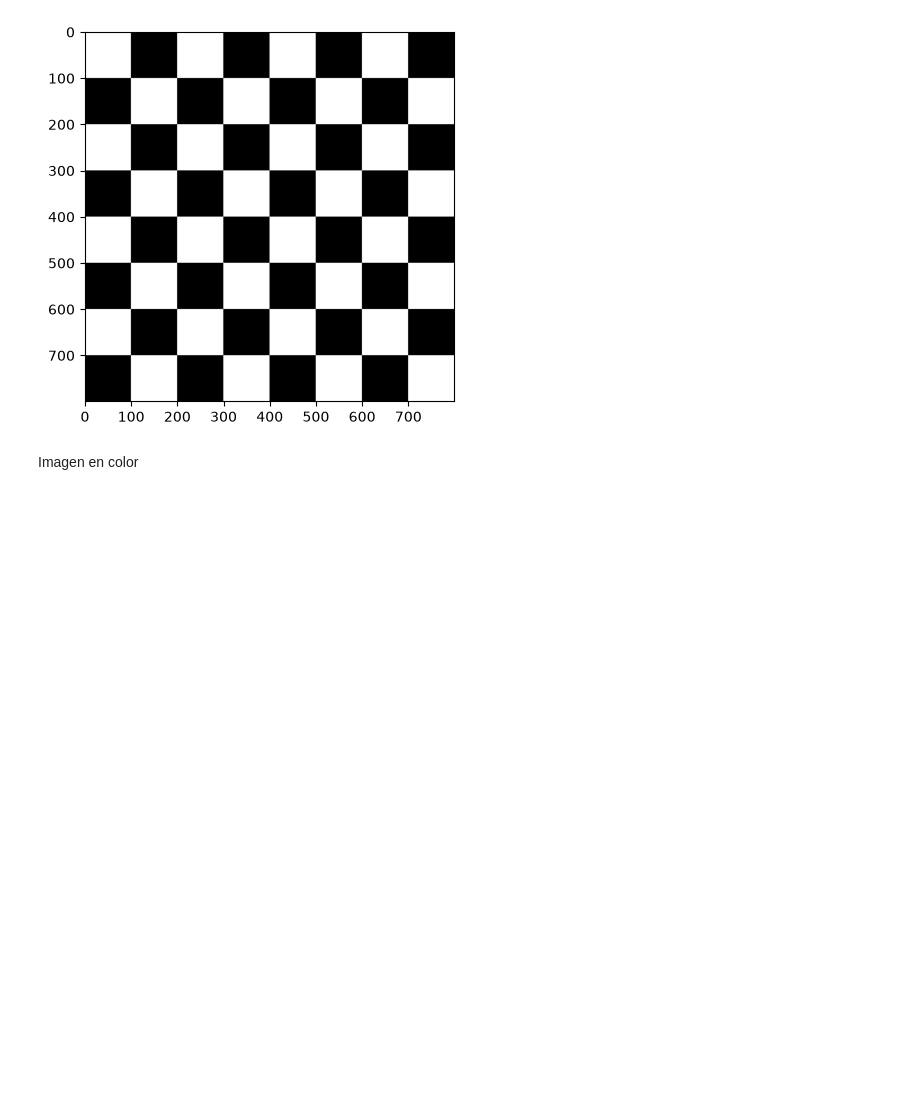
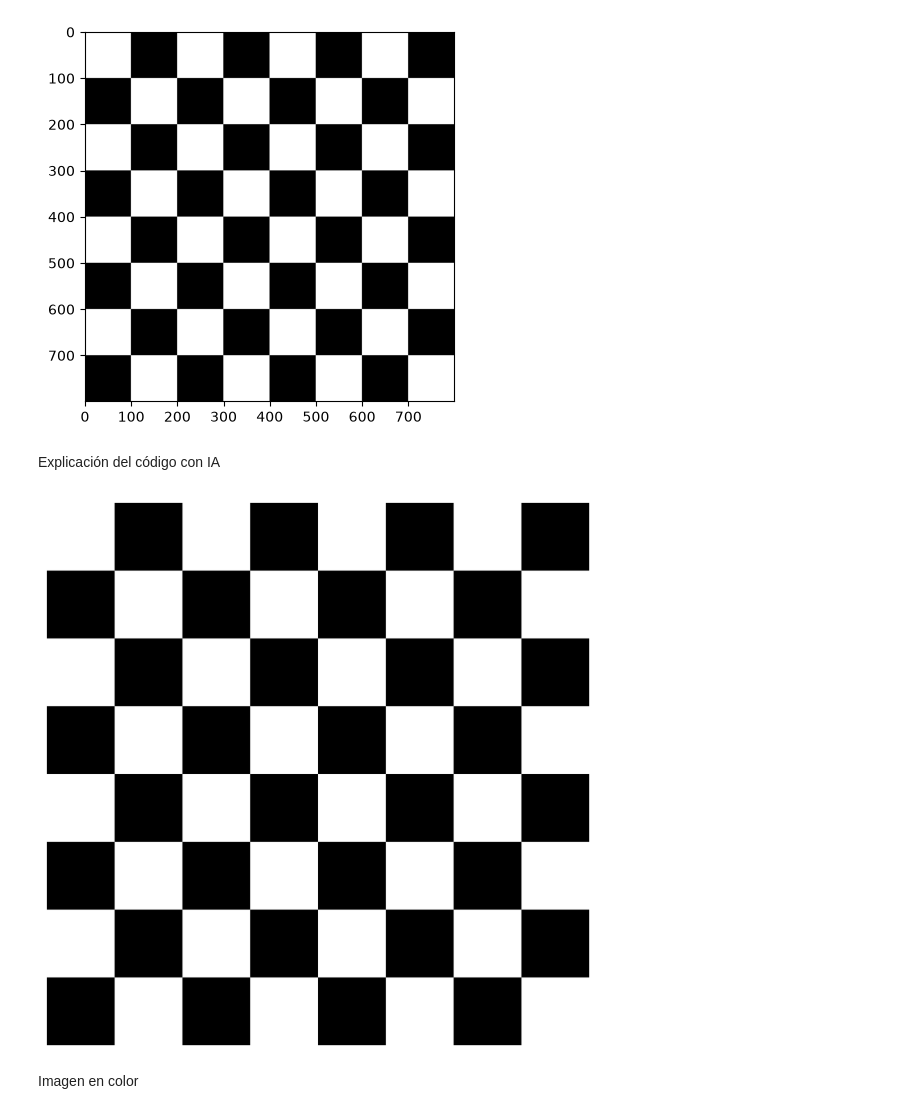
Before and after one commit to albaquiintanaa/VC_PRACTICAS, a Jupyter notebook: VC_P1.ipynb, the cells around one changed output. Drawn from its saved outputs; the diff is of its cells as text; code cells hidden in the pictures; blank space fills up the shorter version.

```diff
--- a/VC_P1.ipynb
+++ b/VC_P1.ipynb
@@ -97,3 +94,35 @@ plt.show()
+# %% [markdown]
+Explicación del código con IA
+# %%
+# CON IA
+ancho = 800
+alto = 800
+num_casillas = 8
+
+tablero = np.zeros((alto, ancho, 3), dtype=np.uint8)
+
+ancho_casilla = ancho // num_casillas
+alto_casilla = alto // num_casillas
+
+for fila in range(num_casillas):
+    for columna in range(num_casillas):
+        color = (255, 255, 255) if (fila + columna) % 2 == 0 else (0, 0, 0)
+
+        x1 = columna * ancho_casilla
+        y1 = fila * alto_casilla
+        x2 = (columna + 1) * ancho_casilla
+        y2 = (fila + 1) * alto_casilla
+
+        cv2.rectangle(tablero, (x1, y1), (x2, y2), color, thickness=-1)
+
+cv2.imwrite("tablero_ajedrez.png", tablero)
+
+plt.figure(figsize=(8, 8))
+plt.imshow(cv2.cvtColor(tablero, cv2.COLOR_BGR2RGB))
+plt.axis("off")
+plt.show()
+# %% [output]
+[figure, added]
 # %% [markdown]
 Imagen en color
 # %%
```
Also changed, not shown: parts of 4 cells of this notebook, 1 other file.
